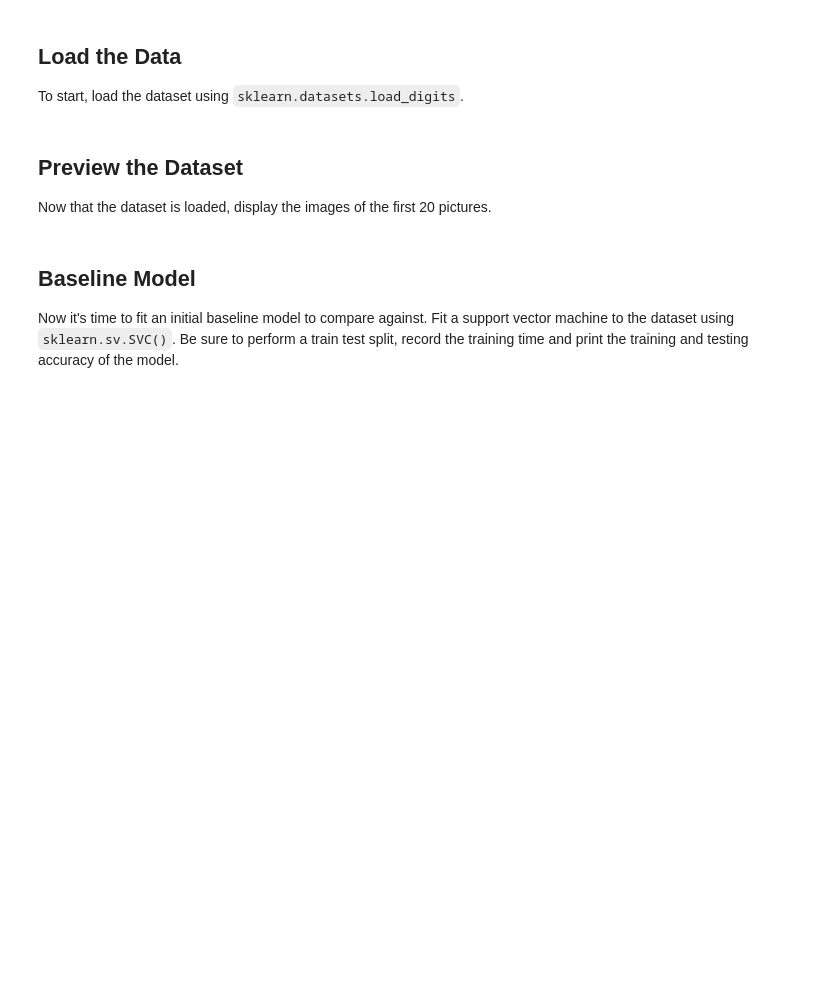
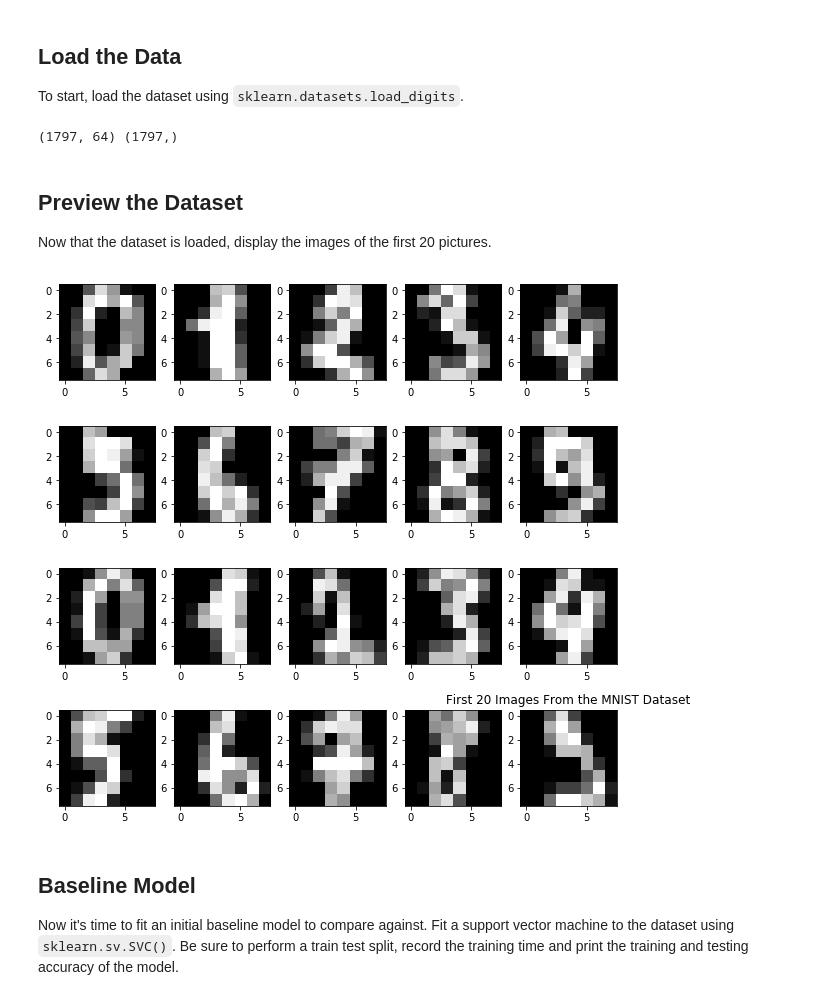
Before and after one commit to learn-co-curriculum/dsc-pca-and-digital-image-processing-lab, a Jupyter notebook: index.ipynb, the cells around one changed output. Drawn from its saved outputs; the diff is of its cells as text; code cells hidden in the pictures; blank space fills up the shorter version.

Commit message:
ALERT: Cell Mismatch. Auto-create curriculum branch from solution + master

```diff
--- a/index.ipynb
+++ b/index.ipynb
@@ -18,12 +18,37 @@ You will be able to:
 To start, load the dataset using `sklearn.datasets.load_digits`.
 # %%
 #Your code here
+# %%
+# __SOLUTION__
+#Your code here
+
+from sklearn.datasets import load_digits
+data = load_digits()
+print(data.data.shape, data.target.shape)
+# %% [output]
+(1797, 64) (1797,)
 # %% [markdown]
 ## Preview the Dataset
 
 Now that the dataset is loaded, display the images of the first 20 pictures.
 # %%
 #Your code here
+# %%
+# __SOLUTION__
+#Your code here
+
+import matplotlib.pyplot as plt
+%matplotlib inline
+
+fig, axes = plt.subplots(nrows=4, ncols=5, figsize=(10,10))
+for n in range(20):
+    i = n //5
+    j = n%5
+    ax = axes[i][j]
+    ax.imshow(data.images[n], cmap=plt.cm.gray)
+plt.title('First 20 Images From the MNIST Dataset');
+# %% [output]
+[figure, added]
 # %% [markdown]
 ## Baseline Model
 
```
Also changed, not shown: parts of 17 cells of this notebook, 3 other files.
